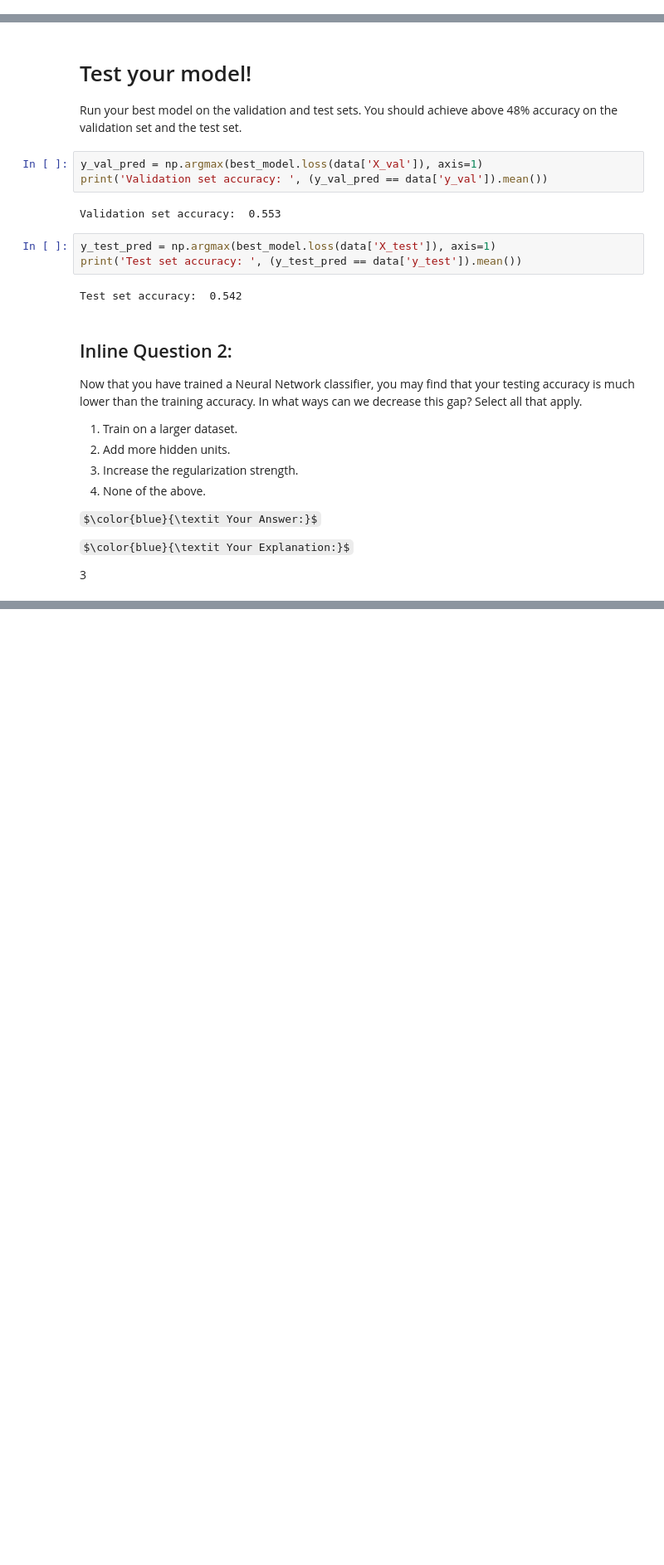
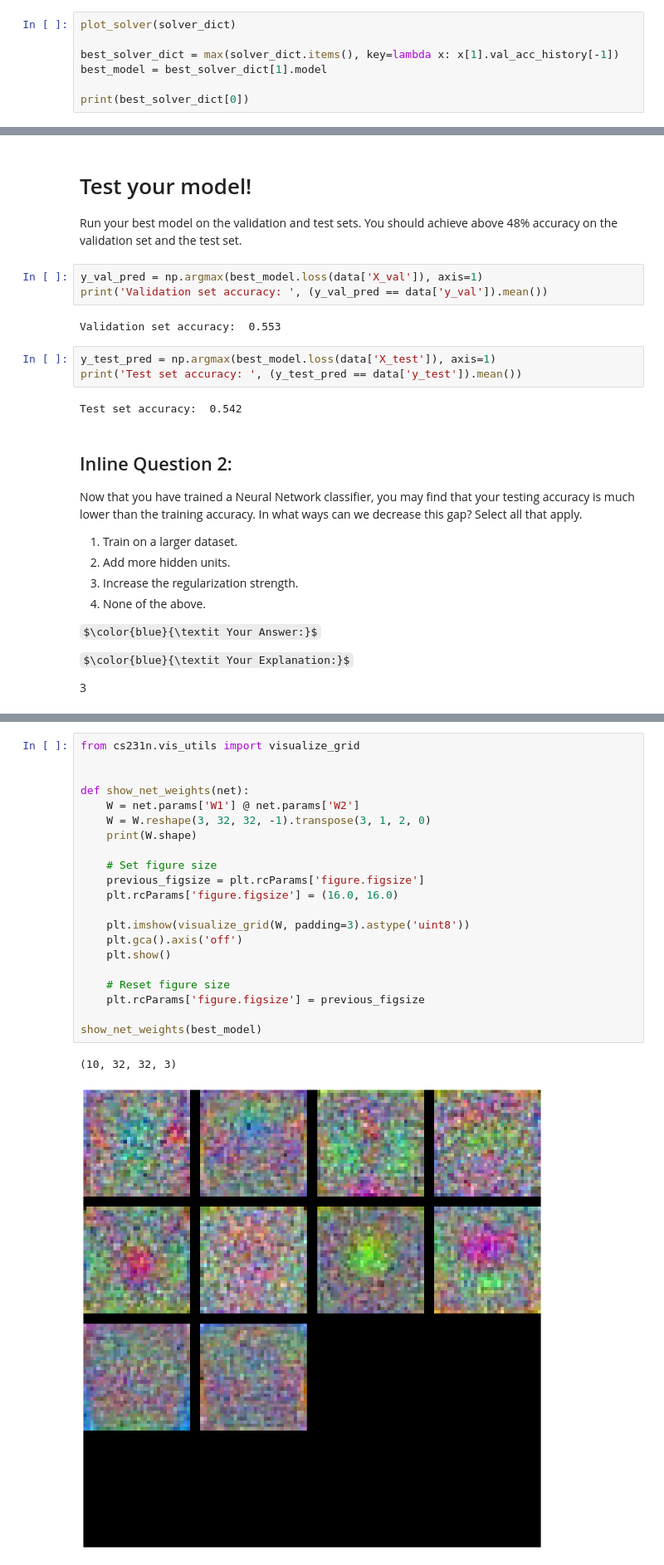
Before and after one commit to jleem99/cs231n, a Jupyter notebook: assignments/assignment1/two_layer_net.ipynb, the cells around one changed output, grey strips where cells are left out. Shown at 83% size. Cells and saved outputs as stored; diff of their text form; some formulas as TeX source; blank space fills up the shorter version.

```diff
--- a/assignments/assignment1/two_layer_net.ipynb
+++ b/assignments/assignment1/two_layer_net.ipynb
@@ -671,0 +602,7 @@ plot_solver(solver_dict)
+# %%
+plot_solver(solver_dict)
+
+best_solver_dict = max(solver_dict.items(), key=lambda x: x[1].val_acc_history[-1])
+best_model = best_solver_dict[1].model
+
+print(best_solver_dict[0])
@@ -724 +723,25 @@ show_net_weights(best_model)
 [figure]
+# %%
+from cs231n.vis_utils import visualize_grid
+
+
+def show_net_weights(net):
+    W = net.params['W1'] @ net.params['W2']
+    W = W.reshape(3, 32, 32, -1).transpose(3, 1, 2, 0)
+    print(W.shape)
+
+    # Set figure size
+    previous_figsize = plt.rcParams['figure.figsize']
+    plt.rcParams['figure.figsize'] = (16.0, 16.0)
+
+    plt.imshow(visualize_grid(W, padding=3).astype('uint8'))
+    plt.gca().axis('off')
+    plt.show()
+
+    # Reset figure size
+    plt.rcParams['figure.figsize'] = previous_figsize
+
+show_net_weights(best_model)
+# %% [output]
+(10, 32, 32, 3)
+[figure, added]
```
Also changed, not shown: parts of 8 cells of this notebook.
